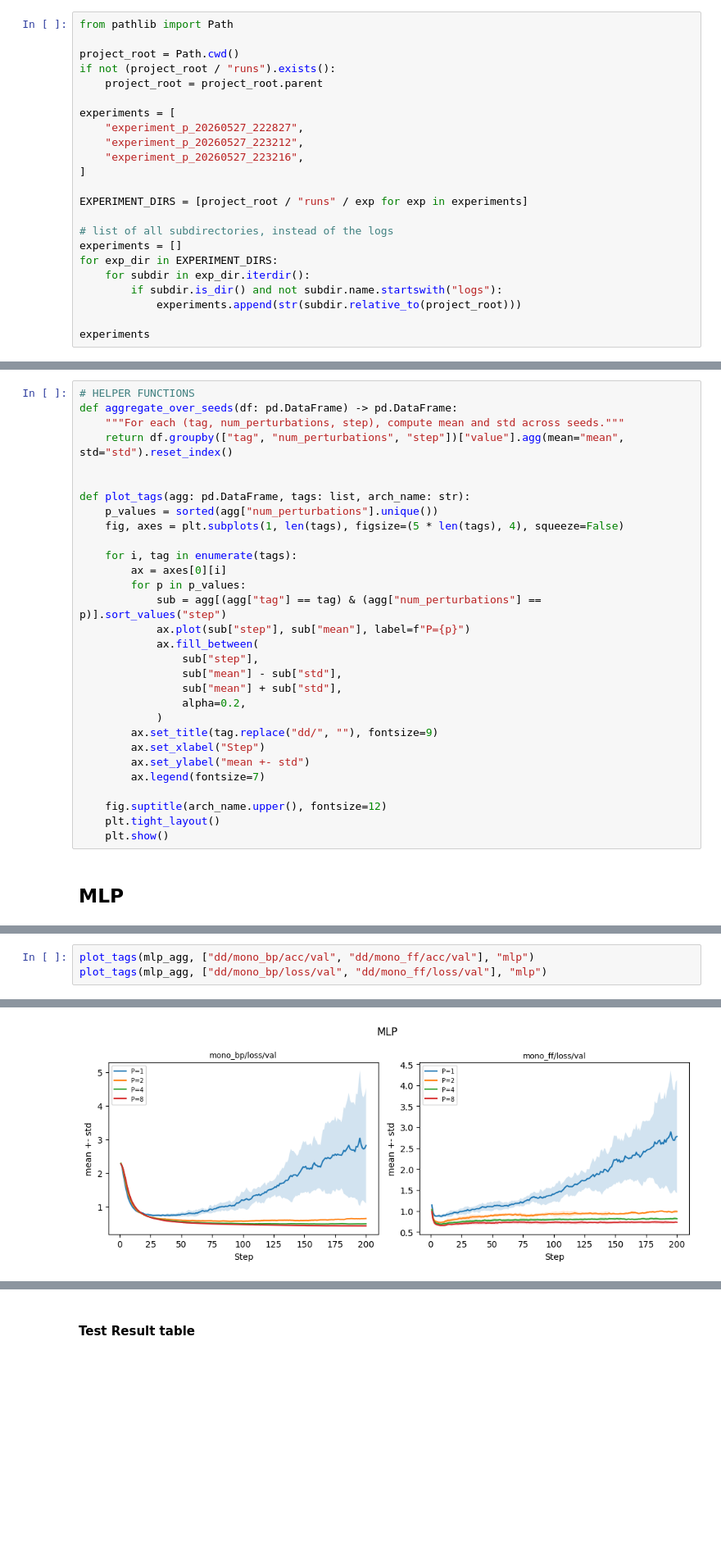
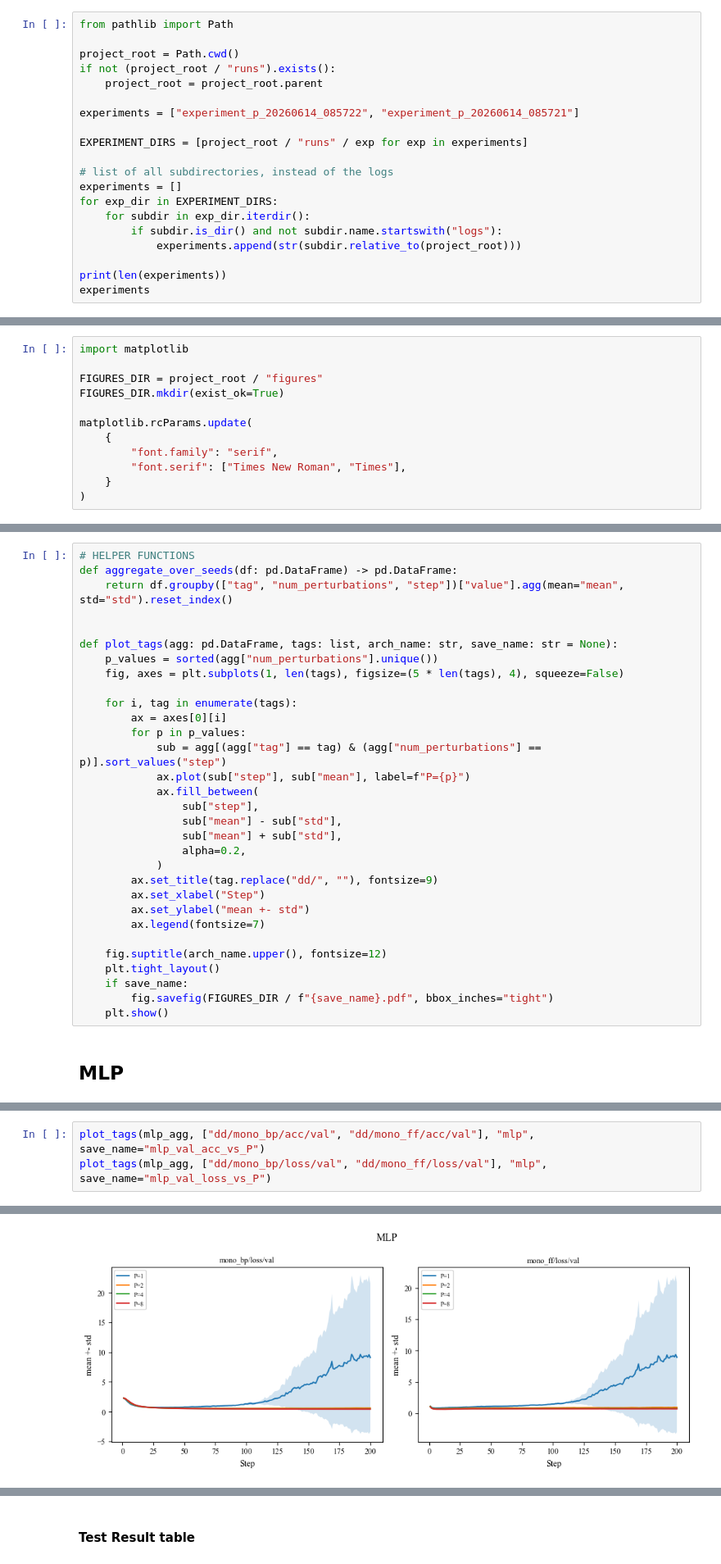
Before and after one commit to gorpeliates/ad-free-monofwd, a Jupyter notebook: notebooks/num_perturb_analysis.ipynb, the cells around one changed output, grey strips where cells are left out. Shown at 82% size. Cells and saved outputs as stored; diff of their text form; blank space fills up the shorter version.

```diff
--- a/notebooks/num_perturb_analysis.ipynb
+++ b/notebooks/num_perturb_analysis.ipynb
@@ -12,11 +12,7 @@ project_root = Path.cwd()
 if not (project_root / "runs").exists():
     project_root = project_root.parent
 
-experiments = [
-    "experiment_p_20260527_222827",
-    "experiment_p_20260527_223212",
-    "experiment_p_20260527_223216",
-]
+experiments = ["experiment_p_20260614_085722", "experiment_p_20260614_085721"]
 
 EXPERIMENT_DIRS = [project_root / "runs" / exp for exp in experiments]
 
@@ -27,5 +23,6 @@ for exp_dir in EXPERIMENT_DIRS:
         if subdir.is_dir() and not subdir.name.startswith("logs"):
             experiments.append(str(subdir.relative_to(project_root)))
 
+print(len(experiments))
 experiments
 # %% [output]
@@ -49 +47,13 @@ experiments
+# %%
+import matplotlib
+
+FIGURES_DIR = project_root / "figures"
+FIGURES_DIR.mkdir(exist_ok=True)
+
+matplotlib.rcParams.update(
+    {
+        "font.family": "serif",
+        "font.serif": ["Times New Roman", "Times"],
+    }
+)
 # %%
@@ -92,11 +102,10 @@ df_mlp, df_cnn = arch_dfs["mlp"], arch_dfs["cnn"]
 # %%
 # HELPER FUNCTIONS
 def aggregate_over_seeds(df: pd.DataFrame) -> pd.DataFrame:
-    """For each (tag, num_perturbations, step), compute mean and std across seeds."""
     return df.groupby(["tag", "num_perturbations", "step"])["value"].agg(mean="mean", std="std").reset_index()
 
 
-def plot_tags(agg: pd.DataFrame, tags: list, arch_name: str):
+def plot_tags(agg: pd.DataFrame, tags: list, arch_name: str, save_name: str = None):
     p_values = sorted(agg["num_perturbations"].unique())
     fig, axes = plt.subplots(1, len(tags), figsize=(5 * len(tags), 4), squeeze=False)
 
@@ -118,6 +127,8 @@ def plot_tags(agg: pd.DataFrame, tags: list, arch_name: str):
 
     fig.suptitle(arch_name.upper(), fontsize=12)
     plt.tight_layout()
+    if save_name:
+        fig.savefig(FIGURES_DIR / f"{save_name}.pdf", bbox_inches="tight")
     plt.show()
 # %% [markdown]
 ## MLP
@@ -143,4 +154,4 @@ mlp_agg.head()
 # %%
-plot_tags(mlp_agg, ["dd/mono_bp/acc/val", "dd/mono_ff/acc/val"], "mlp")
-plot_tags(mlp_agg, ["dd/mono_bp/loss/val", "dd/mono_ff/loss/val"], "mlp")
+plot_tags(mlp_agg, ["dd/mono_bp/acc/val", "dd/mono_ff/acc/val"], "mlp", save_name="mlp_val_acc_vs_P")
+plot_tags(mlp_agg, ["dd/mono_bp/loss/val", "dd/mono_ff/loss/val"], "mlp", save_name="mlp_val_loss_vs_P")
 # %% [output]
@@ -148 +159 @@ plot_tags(mlp_agg, ["dd/mono_bp/loss/val", "dd/mono_ff/loss/val"], "mlp")
-[figure, old version]
+[figure, new version]
```
Also changed, not shown: parts of 14 cells of this notebook, 8 other files.
